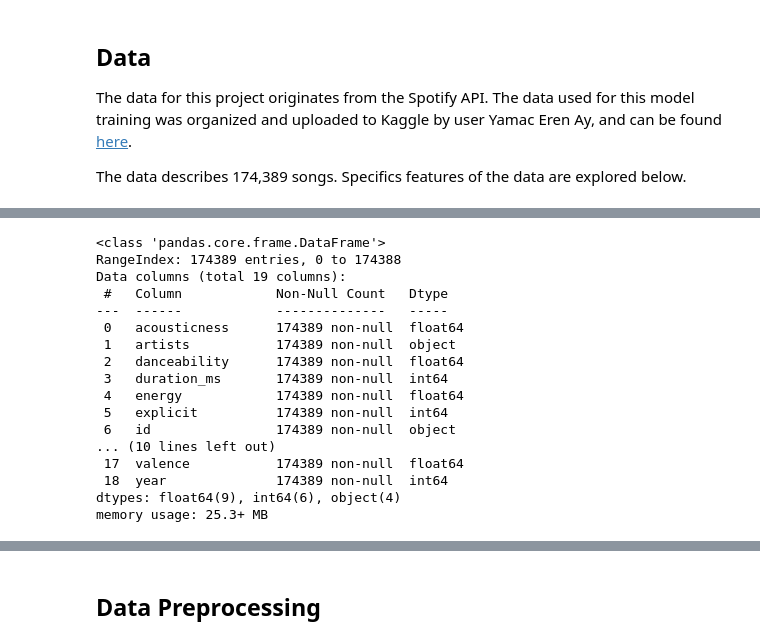
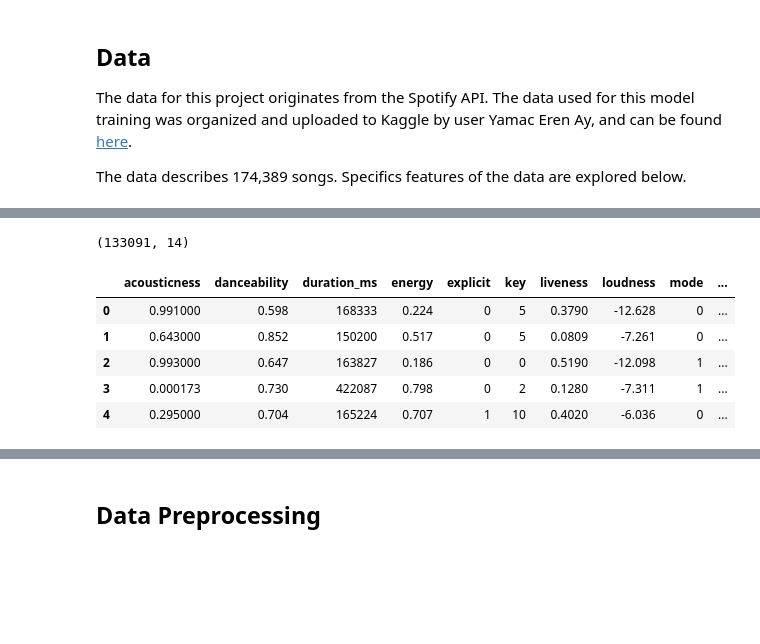
Before and after one commit to carlosjgarza89/spotify_pop_model, a Jupyter notebook: master_notebook.ipynb, the cells around one changed output, grey strips where cells are left out. Saved outputs shown, nothing was run; the diff lists cells and outputs as text; code cells hidden in the pictures; blank space fills up the shorter version.

```diff
--- a/master_notebook.ipynb
+++ b/master_notebook.ipynb
@@ -38,20 +223,14 @@ df.head()
+# %%
+# check final df shape
+df.shape
+# %% [output]
+(133091, 14)
 # %%
-df.info()
+df.head()
 # %% [output]
-<class 'pandas.core.frame.DataFrame'>
-RangeIndex: 174389 entries, 0 to 174388
-Data columns (total 19 columns):
- #   Column            Non-Null Count   Dtype
----  ------            --------------   -----
- 0   acousticness      174389 non-null  float64
- 1   artists           174389 non-null  object
- 2   danceability      174389 non-null  float64
- 3   duration_ms       174389 non-null  int64
- 4   energy            174389 non-null  float64
- 5   explicit          174389 non-null  int64
- 6   id                174389 non-null  object
-... (10 lines left out)
- 17  valence           174389 non-null  float64
- 18  year              174389 non-null  int64
-dtypes: float64(9), int64(6), object(4)
-memory usage: 25.3+ MB
+|  | acousticness | danceability | duration_ms | energy | explicit | key | liveness | loudness | mode | ... |
+| 0 | 0.991000 | 0.598 | 168333 | 0.224 | 0 | 5 | 0.3790 | -12.628 | 0 | ... |
+| 1 | 0.643000 | 0.852 | 150200 | 0.517 | 0 | 5 | 0.0809 | -7.261 | 0 | ... |
+| 2 | 0.993000 | 0.647 | 163827 | 0.186 | 0 | 0 | 0.5190 | -12.098 | 1 | ... |
+| 3 | 0.000173 | 0.730 | 422087 | 0.798 | 0 | 2 | 0.1280 | -7.311 | 1 | ... |
+| 4 | 0.295000 | 0.704 | 165224 | 0.707 | 1 | 10 | 0.4020 | -6.036 | 0 | ... |
```
Also changed, not shown: parts of 25 cells of this notebook.
